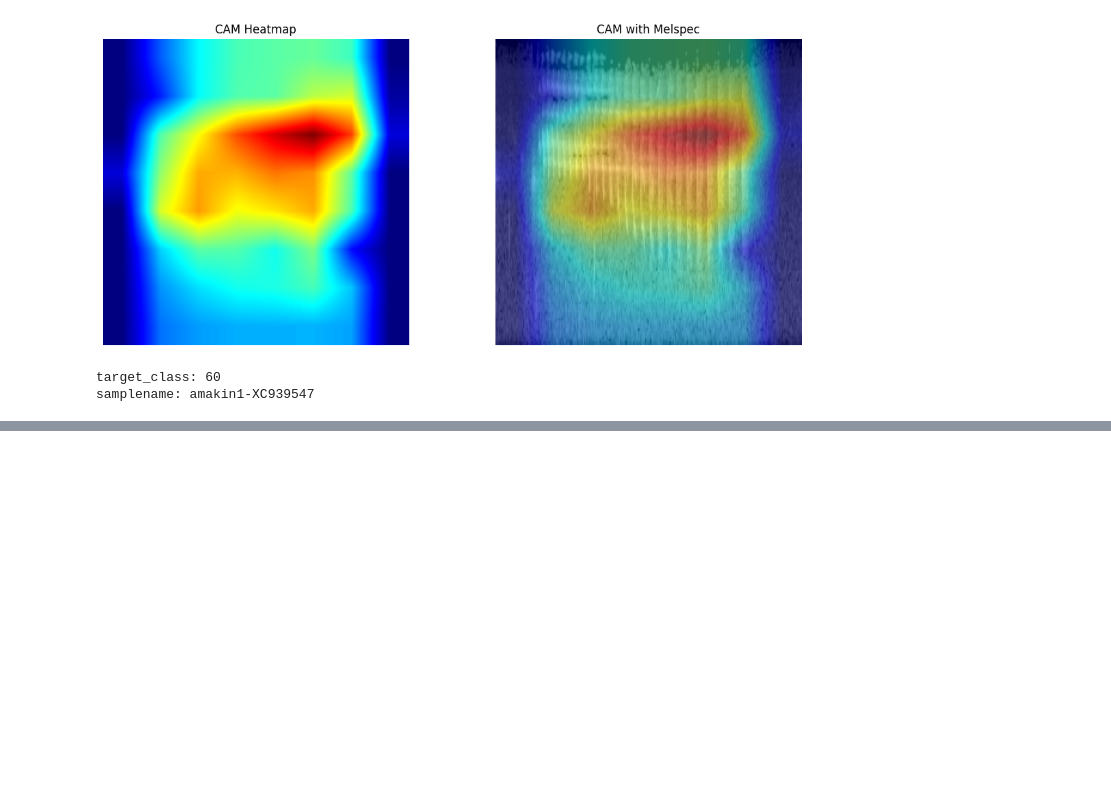
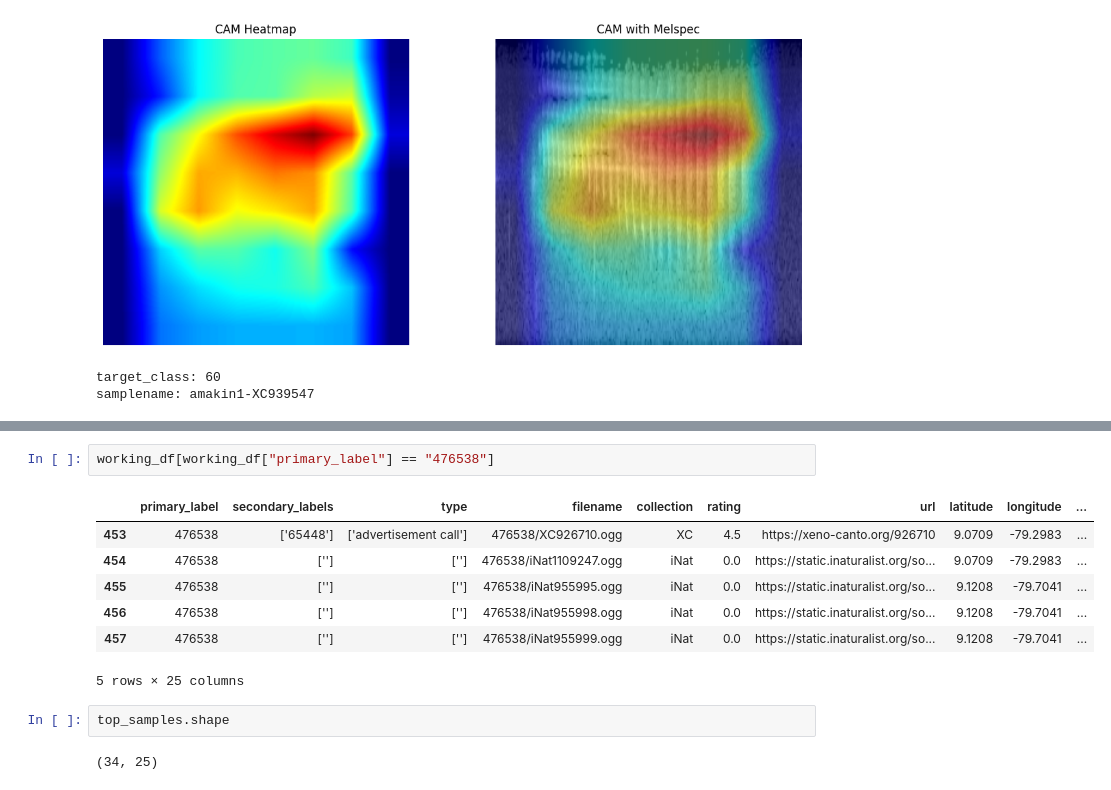
Before and after one commit to junya737/birdclef-2025, a Jupyter notebook: scripts/check_mel_audio.ipynb, the cells around one changed output, grey strips where cells are left out. Drawn from its saved outputs; the diff is of its cells as text; blank space fills up the shorter version.

```diff
--- a/scripts/check_mel_audio.ipynb
+++ b/scripts/check_mel_audio.ipynb
@@ -314,0 +351,14 @@ for idx, row in top_samples.iterrows():
+# %%
+working_df[working_df["primary_label"] == "476538"]
+# %% [output]
+|  | primary_label | secondary_labels | type | filename | collection | rating | url | latitude | longitude | ... |
+| 453 | 476538 | ['65448'] | ['advertisement call'] | 476538/XC926710.ogg | XC | 4.5 | https://xeno-canto.org/926710 | 9.0709 | -79.2983 | ... |
+| 454 | 476538 | [''] | [''] | 476538/iNat1109247.ogg | iNat | 0.0 | https://static.inaturalist.org/so... | 9.0709 | -79.2983 | ... |
+| 455 | 476538 | [''] | [''] | 476538/iNat955995.ogg | iNat | 0.0 | https://static.inaturalist.org/so... | 9.1208 | -79.7041 | ... |
+| 456 | 476538 | [''] | [''] | 476538/iNat955998.ogg | iNat | 0.0 | https://static.inaturalist.org/so... | 9.1208 | -79.7041 | ... |
+| 457 | 476538 | [''] | [''] | 476538/iNat955999.ogg | iNat | 0.0 | https://static.inaturalist.org/so... | 9.1208 | -79.7041 | ... |
+5 rows × 25 columns
+# %%
+top_samples.shape
+# %% [output]
+(34, 25)
```
Also changed, not shown: parts of 4 cells of this notebook.
